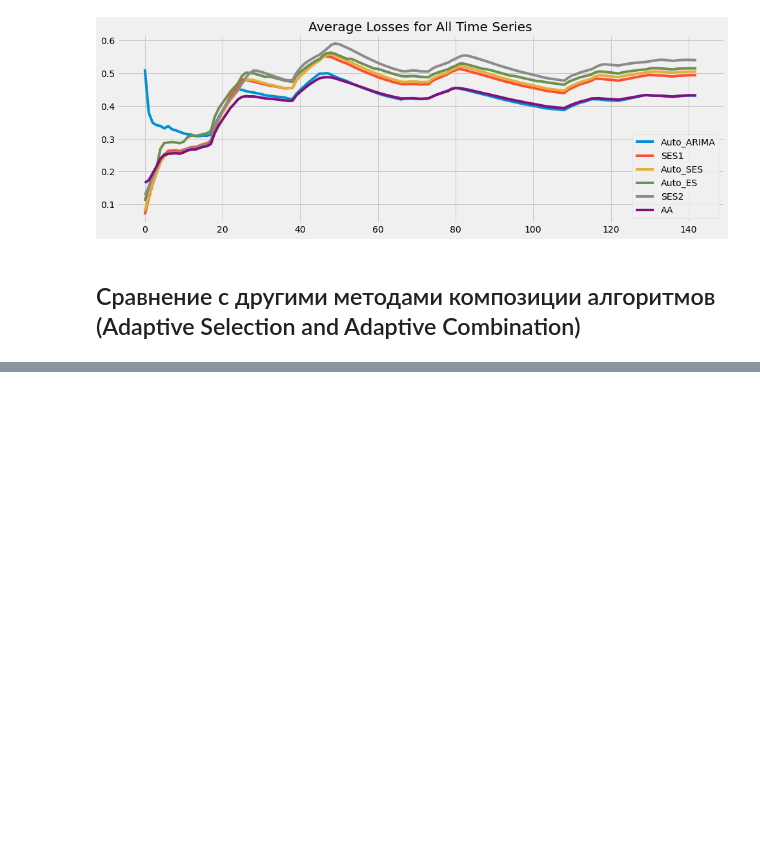
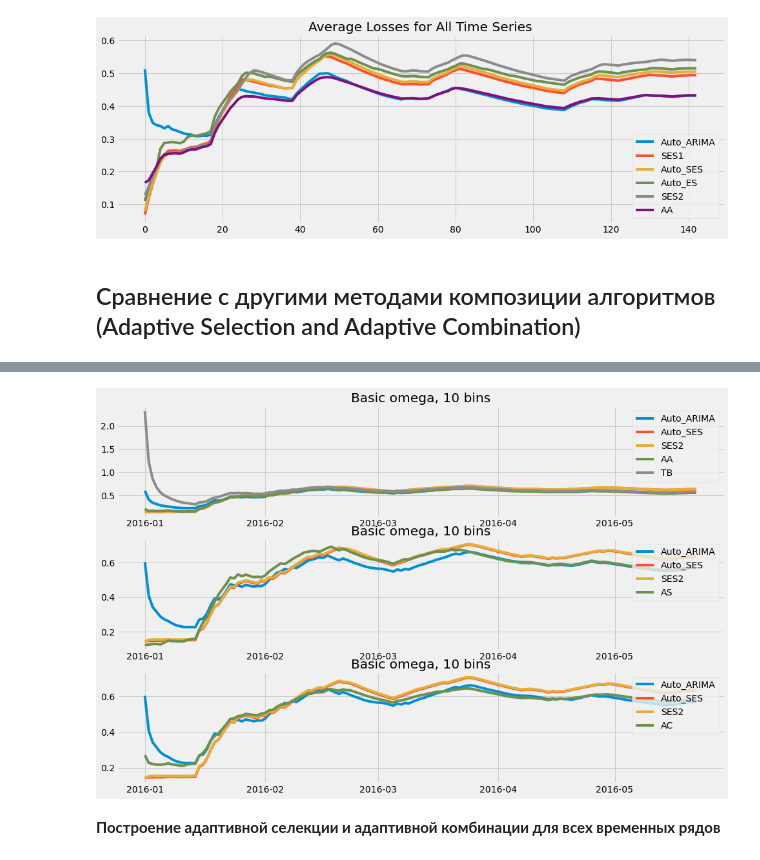
Before and after one commit to aromanenko/AggregatingAlgorithm, a Jupyter notebook: DFA_forecast.ipynb, the cells around one changed output, grey strips where cells are left out. Cells and saved outputs as stored; diff of their text form; code cells hidden in the pictures; blank space fills up the shorter version.

```diff
--- a/DFA_forecast.ipynb
+++ b/DFA_forecast.ipynb
@@ -419,0 +474,26 @@ AA mean loss: 0.4059580283938564
+# %%
+endog_test = test_dict["sku1_store66"]["ts"]
+exog_test = (pd.DataFrame(data=[test_dict["sku1_store66"]["actual_price"],
+                                test_dict["sku1_store66"]["promo"]])
+      .transpose().astype({"Actual_Price": float, "Promo": int}))
+
+
+fig, ax = plt.subplots(nrows=3, figsize=(15,10))
+
+sku1_66_AA_losses = plot_AA_losses(endog_test, 0, base_alg_list, exog=exog_test,
+                             omega_mode="basic", bins=10, best_m=best_m, ax=ax[0],
+                             title="Basic omega, 10 bins", legend=['SES1', 'SES2', 'ES1', 'ES1', 'ES3',
+                                                                      'Auto_ARIMA', 'Auto_SES', 'Auto_ES',
+                                                                      'AA', 'TB'], number_to_plot=3)
+sku1_66_AS_losses = plot_AS_losses(endog_test, 0, base_alg_list, exog=exog_test,
+                             omega_mode="basic", bins=10, best_alpha=best_alpha_AS, ax=ax[1],
+                             title="Basic omega, 10 bins", legend=['SES1', 'SES2', 'ES1', 'ES1', 'ES3',
+                                                                      'Auto_ARIMA', 'Auto_SES', 'Auto_ES',
+                                                                      'AA'], number_to_plot=3)
+
+sku1_66_AC_losses = plot_AC_losses(endog_test, 0, base_alg_list, exog=exog_test,
+                             omega_mode="basic", bins=10, best_alpha=best_alpha_AC, ax=ax[2],
+                             title="Basic omega, 10 bins", legend=['SES1', 'SES2', 'ES1', 'ES1', 'ES3',
+                                                                      'Auto_ARIMA', 'Auto_SES', 'Auto_ES',
+                                                                      'AA'], number_to_plot=3)
+# %% [output]
@@ -419,0 +513,3 @@ AA mean loss: 0.4059580283938564
+[figure, added]
+# %% [markdown]
+**Построение адаптивной селекции и адаптивной комбинации для всех временных рядов**
```
Also changed, not shown: parts of 30 cells of this notebook, 9 other files.
